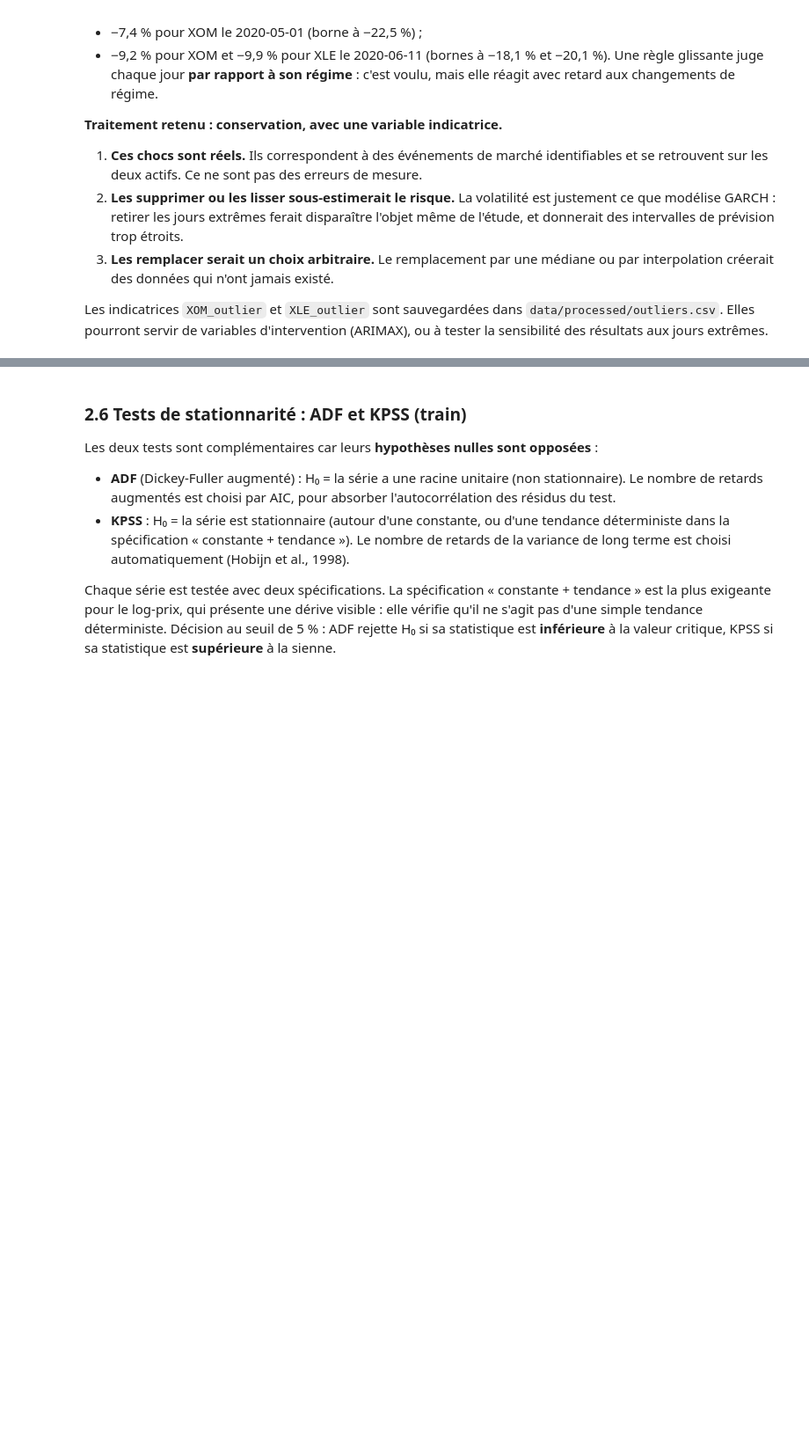
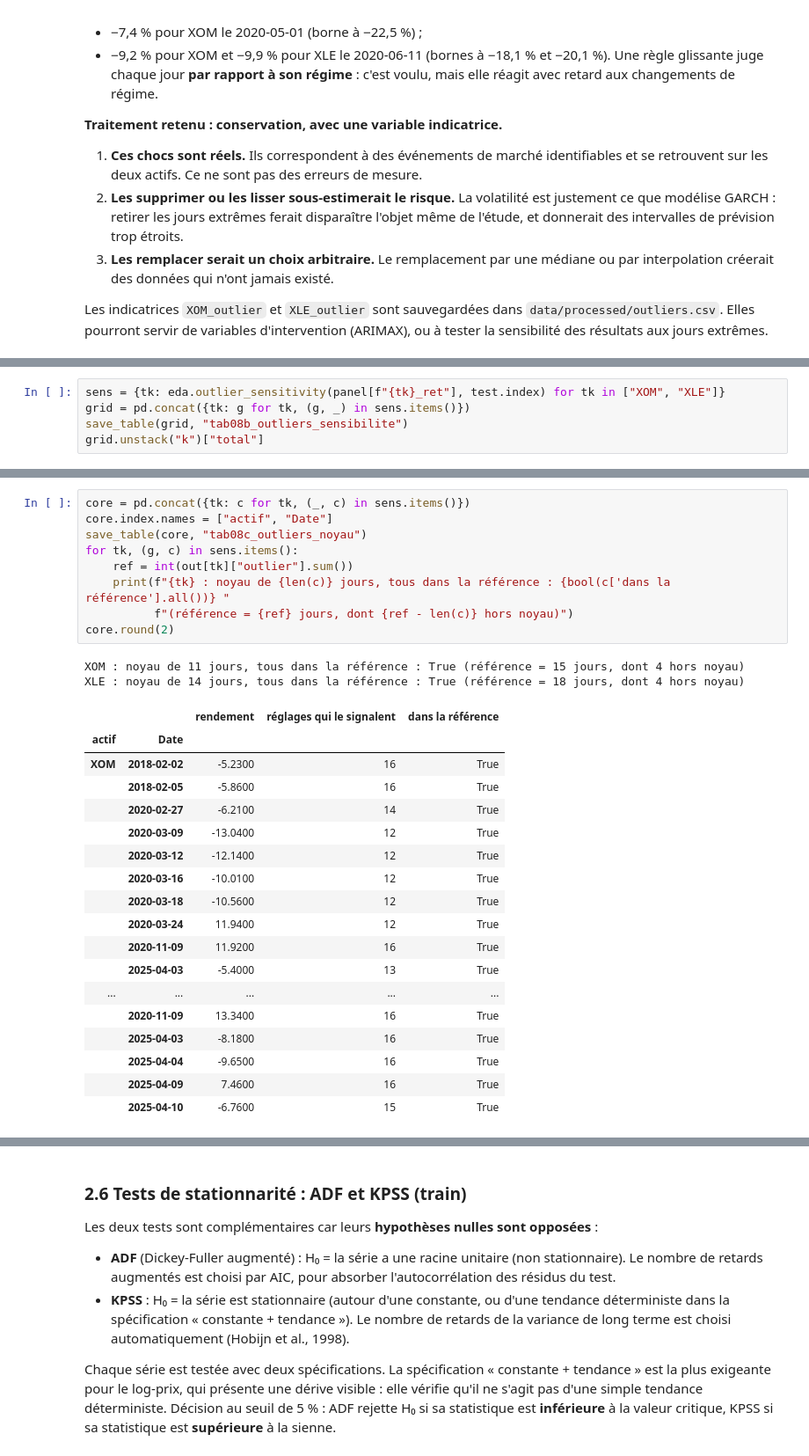
Before and after one commit to aziz28-dev/ts-project, a Jupyter notebook: notebooks/main_python.ipynb, the cells around one changed output, grey strips where cells are left out. Shown at 88% size. Saved outputs shown, nothing was run; the diff lists cells and outputs as text; blank space fills up the shorter version.

```diff
--- a/notebooks/main_python.ipynb
+++ b/notebooks/main_python.ipynb
@@ -764,0 +798,5 @@ Les indicatrices `XOM_outlier` et `XLE_outlier` sont sauvegardées dans `data/pr
+# %%
+sens = {tk: eda.outlier_sensitivity(panel[f"{tk}_ret"], test.index) for tk in ["XOM", "XLE"]}
+grid = pd.concat({tk: g for tk, (g, _) in sens.items()})
+save_table(grid, "tab08b_outliers_sensibilite")
+grid.unstack("k")["total"]
@@ -764,0 +814,30 @@ Les indicatrices `XOM_outlier` et `XLE_outlier` sont sauvegardées dans `data/pr
+# %%
+core = pd.concat({tk: c for tk, (_, c) in sens.items()})
+core.index.names = ["actif", "Date"]
+save_table(core, "tab08c_outliers_noyau")
+for tk, (g, c) in sens.items():
+    ref = int(out[tk]["outlier"].sum())
+    print(f"{tk} : noyau de {len(c)} jours, tous dans la référence : {bool(c['dans la référence'].all())} "
+          f"(référence = {ref} jours, dont {ref - len(c)} hors noyau)")
+core.round(2)
+# %% [output]
+XOM : noyau de 11 jours, tous dans la référence : True (référence = 15 jours, dont 4 hors noyau)
+XLE : noyau de 14 jours, tous dans la référence : True (référence = 18 jours, dont 4 hors noyau)
+|  |  | rendement | réglages qui le signalent | dans la référence |
+| actif | Date |  |  |  |
+| XOM | 2018-02-02 | -5.2300 | 16 | True |
+|  | 2018-02-05 | -5.8600 | 16 | True |
+|  | 2020-02-27 | -6.2100 | 14 | True |
+|  | 2020-03-09 | -13.0400 | 12 | True |
+|  | 2020-03-12 | -12.1400 | 12 | True |
+|  | 2020-03-16 | -10.0100 | 12 | True |
+|  | 2020-03-18 | -10.5600 | 12 | True |
+|  | 2020-03-24 | 11.9400 | 12 | True |
+|  | 2020-11-09 | 11.9200 | 16 | True |
+|  | 2025-04-03 | -5.4000 | 13 | True |
+| ... | ... | ... | ... | ... |
+|  | 2020-11-09 | 13.3400 | 16 | True |
+|  | 2025-04-03 | -8.1800 | 16 | True |
+|  | 2025-04-04 | -9.6500 | 16 | True |
+|  | 2025-04-09 | 7.4600 | 16 | True |
+|  | 2025-04-10 | -6.7600 | 15 | True |
```
Also changed, not shown: parts of 7 cells of this notebook, 5 other files.
